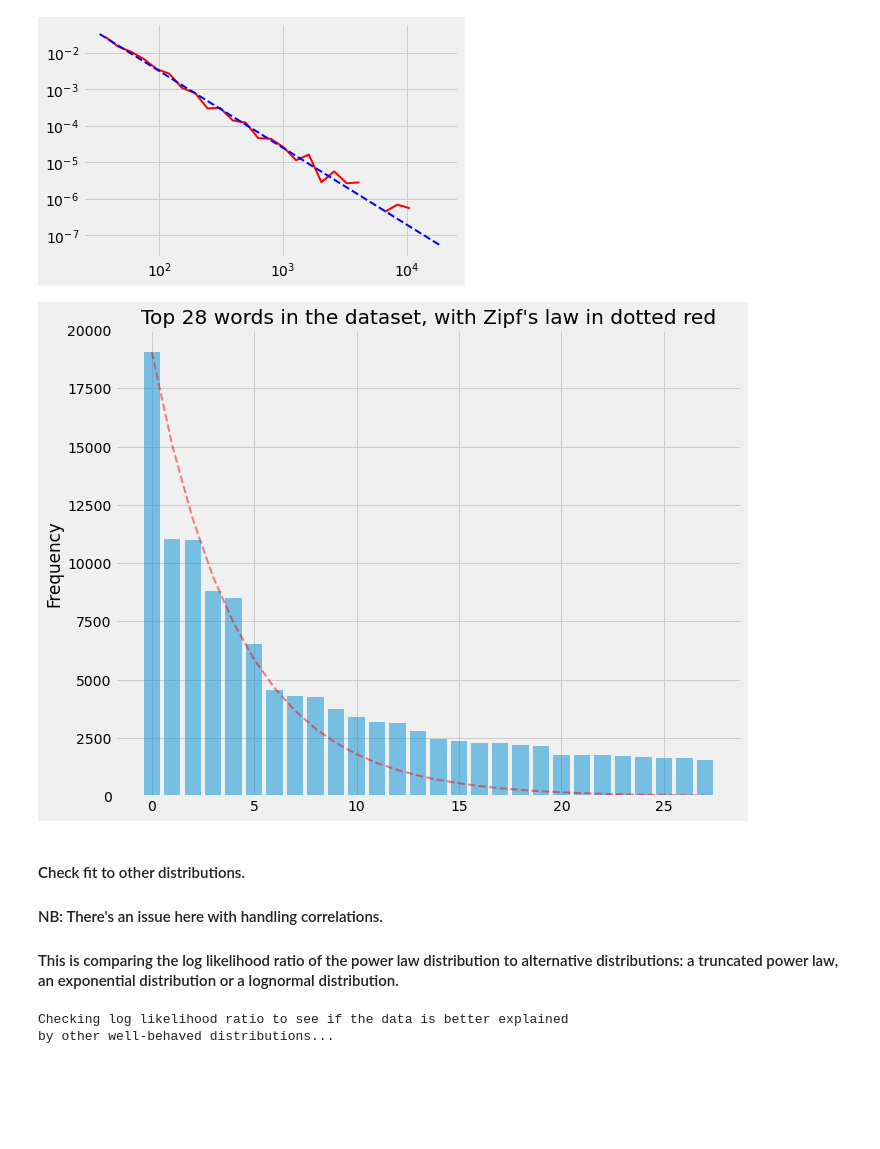
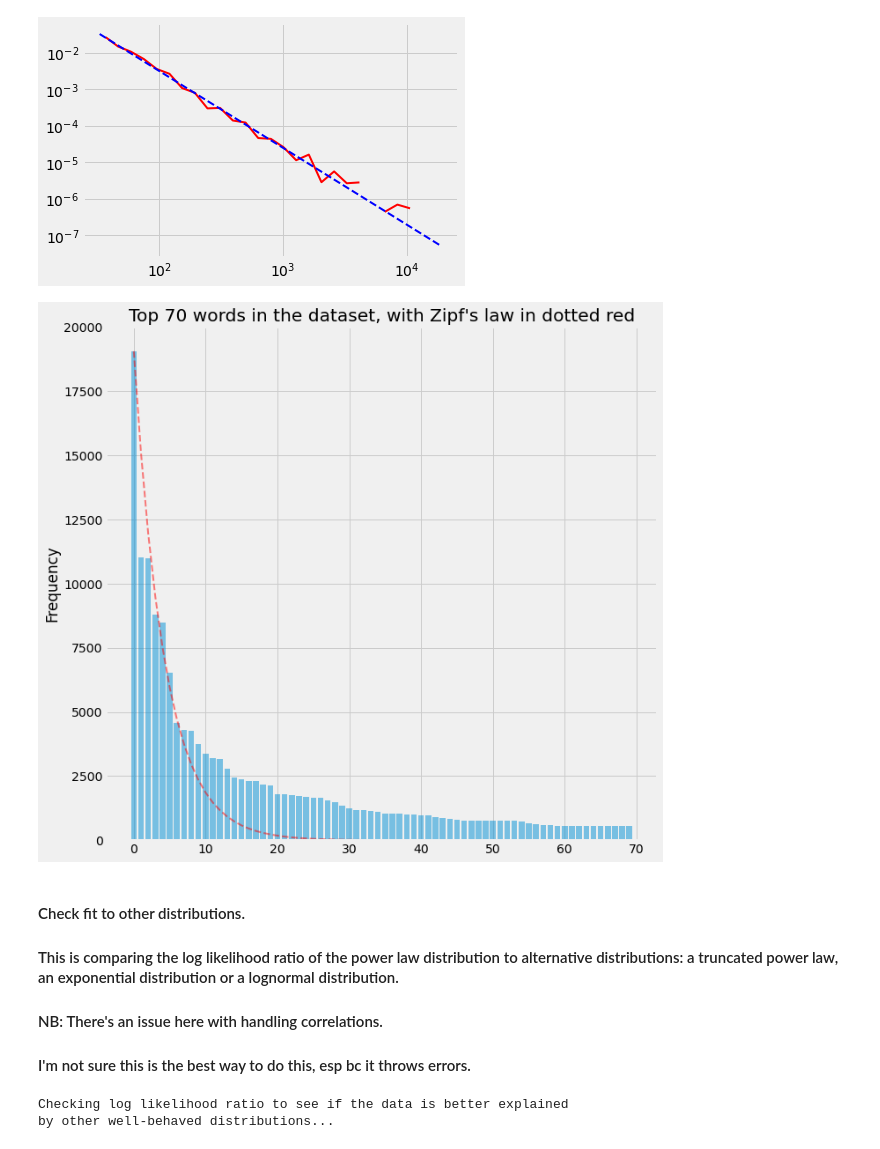
Before and after one commit to huggingface/data-measurements-tool, a Jupyter notebook: notebooks/Zipfs-Powerlaw.ipynb, the cells around one changed output. Cells and saved outputs as stored; diff of their text form; code cells hidden in the pictures; blank space fills up the shorter version.

Commit message:
Updating powerlaw code to print out a longer tail.

```diff
--- a/notebooks/Zipfs-Powerlaw.ipynb
+++ b/notebooks/Zipfs-Powerlaw.ipynb
@@ -126,40 +126,46 @@ a     8496
 # %%
+import math
 # Uses the powerlaw package to fit the observed frequencies to a zipfian distribution
 
+observed_counts = term_df['total'].values
 # Turn these into an empirical probability distribution by normalizing by the total sum.
-observed_counts = term_df['total'].values
-norm = float(sum(observed_counts))
-observed_frequencies = observed_counts/norm
-
+# Note -- doesn't seem to matter actually; can remove.
+# norm = float(sum(observed_counts))
+# observed_frequencies = observed_counts/norm
 # 'fit_method' is MLE by default; doesn't seem to change the results in my initial pokings.
 # Also tried discrete_approximation="xmax"
 # Note another method for determining alpha
 # might be defined by (Newman, 2005 for details): alpha = 1 + n * sum(ln( xi / xmin )) ^ -1
-fit = powerlaw.Fit(term_df['total'].values, fit_method="KS", discrete=True)
+fit = powerlaw.Fit(observed_counts, fit_method="KS", discrete=True)
 # The estimated values
 alpha = fit.power_law.alpha
 xmin = fit.power_law.xmin
 distance = fit.power_law.KS()
+# We know the optimal xmin, but now let's set the prediction xmin to a lower value
+# so we can graph out more beyond the cutoff.
+# Note: Bring this up as a parameter that can be set.
+fit.xmin = .001
+# Reversing the list so x and y both go from high to low
+predicted_counts = fit.pdf()[0][::-1]
+
 # The predicted probability distribution
-predicted_frequencies = fit.pdf()[0][::-1]/norm
+#predicted_frequencies = fit.pdf()[0][::-1]
 print("Optimal Alpha:\t\t%.4f" % alpha)
-print("Optimal Rank cut-off:\t%s" % xmin)
+print("Optimal Frequency cut-off:\t%s" % xmin)
 print("Distance:\t\t%.4f" % distance)
 # Significance testing
 # Note: We may want to use bootstrapping (instead of the standard KS test p-value tables) to determine statistical significance
 # See: https://stats.stackexchange.com/questions/264431/how-to-determine-if-zipfs-law-can-be-applied Answer #4
-# Also, should we specify these are normalized?
 print("Checking the goodness of fit of our observed distribution")
 print(" to the hypothesized power law distribution")
 print(" using a Kolmogorov–Smirnov (KS) test.")
-ks_test = ks_2samp(observed_frequencies, predicted_frequencies)
+ks_test = ks_2samp(observed_counts, predicted_counts)
 # print("KS test:", end='\t\t')
 print(ks_test)
 print("\nThe KS test p-value is: %.4f" % ks_test.pvalue)
 if ks_test.pvalue < .01:
     print("\nYour data fits a powerlaw with a minimum KS distance of %.4f" % distance)
     print("\nWoohoo!")
-
 else:
     print("\nYour data does not fits a powerlaw. =\(")
     print("\nDO BETTER.")
@@ -196,19 +202,20 @@ def plot_zipf(observed, predicted, alpha=1, multiplier=1):
     """
     num_tokens = len(predicted)
     y_pos = np.arange(num_tokens)
-    plt.figure(figsize=(10,8))
+    plt.figure(figsize=(10,10))
     plt.bar(y_pos, observed[:num_tokens]*multiplier, align='center', alpha=0.5)
     plt.plot(y_pos, predicted*multiplier, color='r', linestyle='--',linewidth=2,alpha=0.5)
     plt.ylabel('Frequency')
     plt.title("Top %s words in the dataset, with Zipf's law in dotted red" % num_tokens)
 # %%
-plot_zipf(observed_frequencies, predicted_frequencies, alpha=alpha, multiplier=norm)
+plot_zipf(observed_counts, predicted_counts, alpha=alpha)
 # %% [output]
-[figure, old version]
+[figure, new version]
 # %% [markdown]
 #### Check fit to other distributions.
+#### This is comparing the log likelihood ratio of the power law distribution to alternative distributions: a truncated power law, an exponential distribution or a lognormal distribution.
 #### NB: There's an issue here with handling correlations.
-#### This is comparing the log likelihood ratio of the power law distribution to alternative distributions: a truncated power law, an exponential distribution or a lognormal distribution.
+#### I'm not sure this is the best way to do this, esp bc it throws errors.
 # %%
 print("Checking log likelihood ratio to see if the data is better explained")
 print("by other well-behaved distributions...")
```
Also changed, not shown: parts of 4 cells of this notebook.
